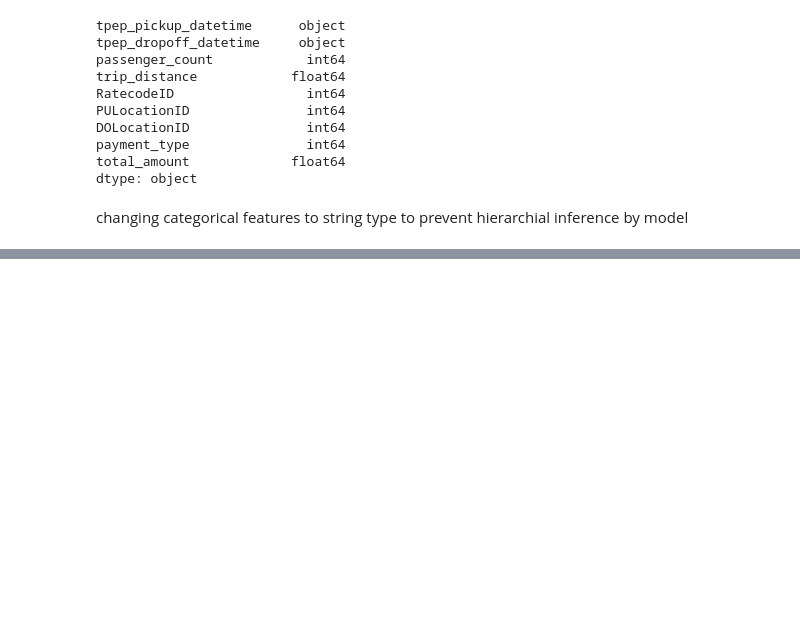
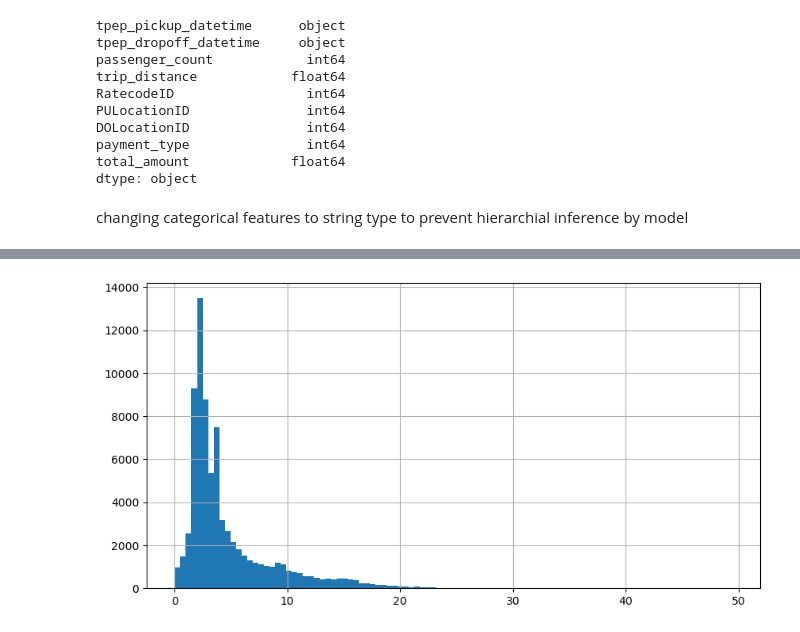
Before and after one commit to rgv-k/New-York-Taxi-Analysis, a Jupyter notebook: Presentable Notebook.ipynb, the cells around one changed output, grey strips where cells are left out. Cells and saved outputs as stored; diff of their text form; code cells hidden in the pictures; blank space fills up the shorter version.

```diff
--- a/Presentable Notebook.ipynb
+++ b/Presentable Notebook.ipynb
@@ -355,0 +363,11 @@ dtype: object
+# %%
+taxi_data_prepared  = taxi_data_prepared[taxi_data_prepared['transaction_year'] == 2024]
+taxi_data_prepared  = taxi_data_prepared[taxi_data_prepared['transaction_month'] == 1]
+# %%
+categorical_columns = ['transaction_date', 'transaction_hour', 'transaction_month', 'transaction_day', 'PULocationID']
+numerical_columns = ['trip_distance', 'total_amount']
+all_columns = categorical_columns + numerical_columns
+
+main_taxi_df = taxi_data_prepared[all_columns]
+print(main_taxi_df.shape)
+main_taxi_df.head()
@@ -355,0 +382,4 @@ dtype: object
+# %%
+taxi_groupedby_region = main_taxi_df.groupby(categorical_columns).mean().reset_index()
+taxi_groupedby_region['transaction_count'] = main_taxi_df.groupby(categorical_columns).count().reset_index()['total_amount']
+taxi_groupedby_region
@@ -355,0 +400,5 @@ dtype: object
+# %%
+_ = taxi_groupedby_region['trip_distance'].hist(figsize = (10,5), bins=100)
+plt.show()
+# %% [output]
+[figure, added]
```
Also changed, not shown: parts of 13 cells of this notebook.
